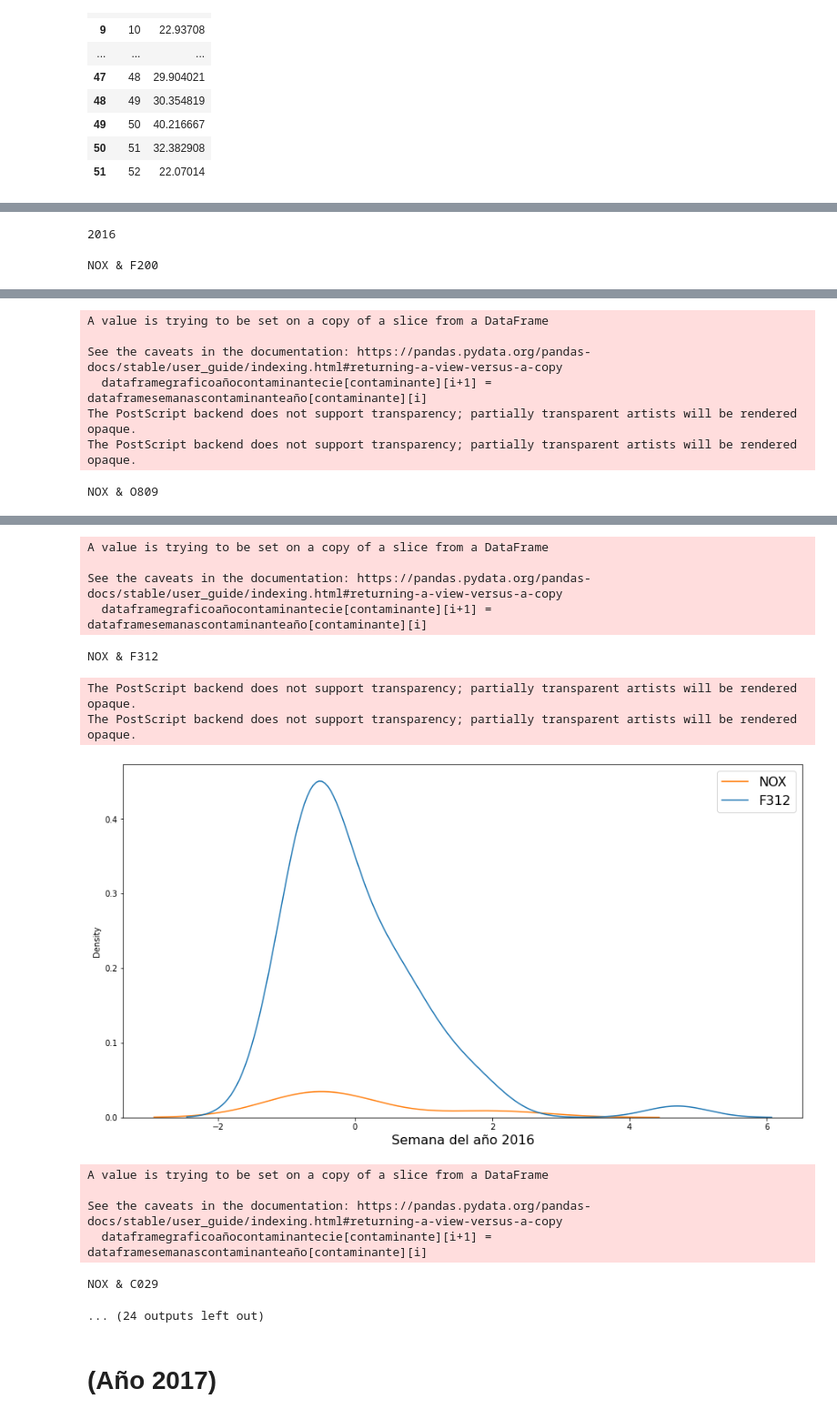
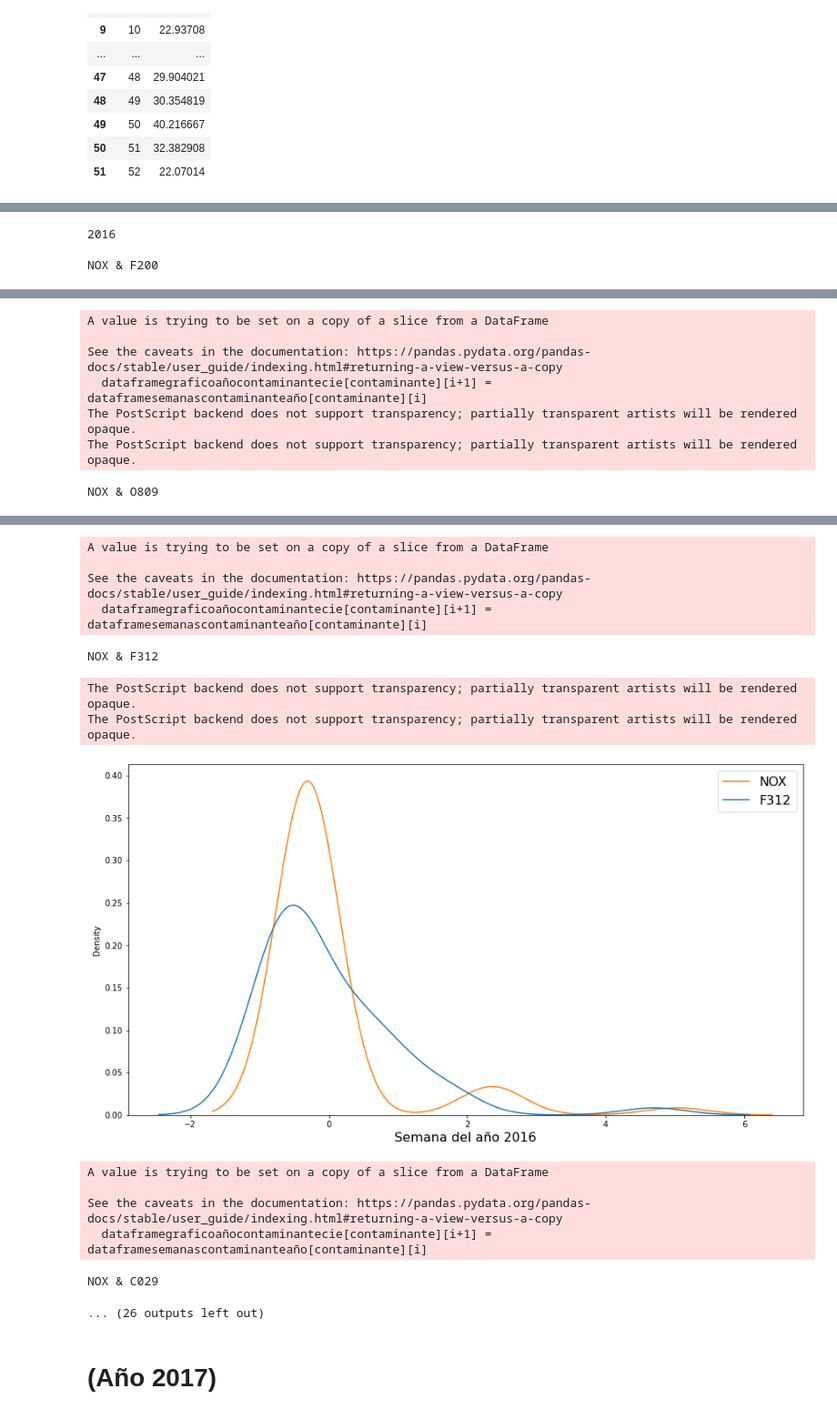
Before and after one commit to selenebpradop/relaciones-contaminantes-salud, a Jupyter notebook: Jupyter/series_NOX_egresos.ipynb, the cells around one changed output, grey strips where cells are left out. Shown at 91% size. Cells and saved outputs as stored; diff of their text form; code cells hidden in the pictures.

```diff
--- a/Jupyter/series_NOX_egresos.ipynb
+++ b/Jupyter/series_NOX_egresos.ipynb
@@ -866,6 +864,7 @@ for name in diagnosticosaño.index:
             for i in range (n):
                 dataframegraficoañocontaminantecie[contaminante][i+1] = dataframesemanascontaminanteaño[contaminante][i]
             col_names = [contaminante, nameg]
+        dataframegraficoañocontaminantecie = dataframegraficoañocontaminantecie.fillna(0)
         df_s = s_scaler.fit_transform(dataframegraficoañocontaminantecie)
         df_s = pd.DataFrame(df_s, columns=col_names)
         fig, ax = plt.subplots(ncols=1, figsize=(15, 8))
@@ -900,17 +899,17 @@ NOX & O809
 A value is trying to be set on a copy of a slice from a DataFrame
 
 See the caveats in the documentation: https://pandas.pydata.org/pandas-docs/stable/user_guide/indexing.html#returning-a-view-versus-a-copy
   dataframegraficoañocontaminantecie[contaminante][i+1] = dataframesemanascontaminanteaño[contaminante][i]
 NOX & F312
 The PostScript backend does not support transparency; partially transparent artists will be rendered opaque.
 The PostScript backend does not support transparency; partially transparent artists will be rendered opaque.
-[figure, old version]
+[figure, new version]
 A value is trying to be set on a copy of a slice from a DataFrame
 
 See the caveats in the documentation: https://pandas.pydata.org/pandas-docs/stable/user_guide/indexing.html#returning-a-view-versus-a-copy
   dataframegraficoañocontaminantecie[contaminante][i+1] = dataframesemanascontaminanteaño[contaminante][i]
 NOX & C029
-... (24 outputs left out)
+... (26 outputs left out)
 # %% [markdown]
 # (Año 2017)
 # %%
```
Also changed, not shown: parts of 4 cells of this notebook, 3 other files.
